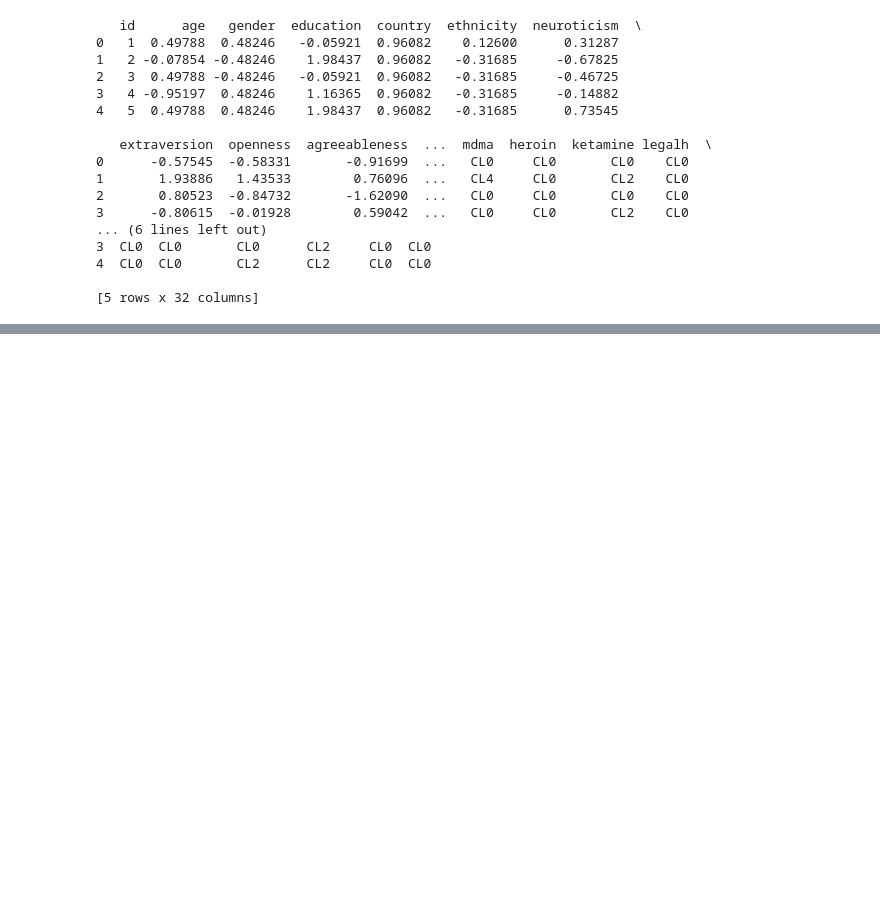
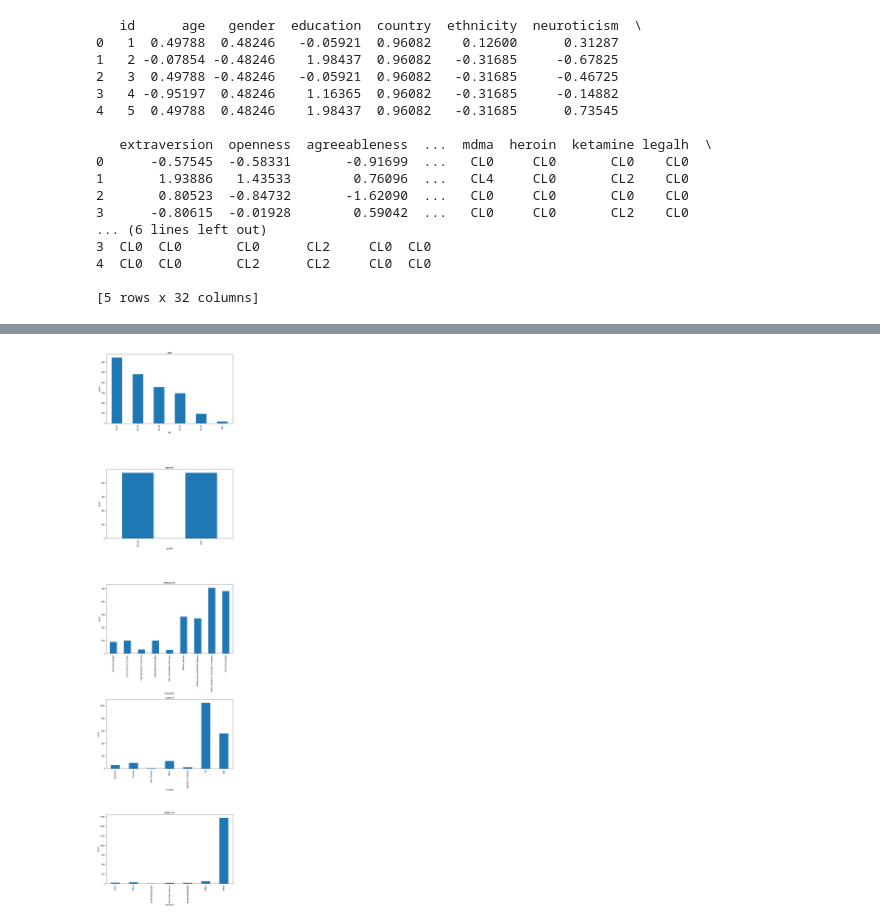
Before and after one commit to kambielawski/uciml_data_analysis, a Jupyter notebook: Drug_Consumption_Scratchpad.ipynb, the cells around one changed output, grey strips where cells are left out. Cells and saved outputs as stored; diff of their text form; code cells hidden in the pictures; blank space fills up the shorter version.

```diff
--- a/Drug_Consumption_Scratchpad.ipynb
+++ b/Drug_Consumption_Scratchpad.ipynb
@@ -181,7 +181,24 @@ conscientiousness_mapping = {
     -1.51840: 30,0.25953: 44,3.46436: 59,
     -1.38502: 31,0.41594: 45,
 }
+drug_use_mapping = {
+    'CL0': 'Never Used',
+    'CL1': 'Used over a Decade Ago',
+    'CL2': 'Used in Last Decade',
+    'CL3': 'Used in Last Year',
+    'CL4': 'Used in Last Month',
+    'CL5': 'Used in Last Week',
+    'CL6': 'Used in Last Day',
+}
+
+drugs = ['alcohol', 'amphet', 'amyl', 'benzos', 'caffeine', 'cannabis', 'chocolate',
+       'cocaine', 'crack', 'mdma', 'heroin', 'ketamine', 'legalh', 'lsd',
+       'meth', 'mushrooms', 'nicotine', 'semeron', 'vsa']
+
 labeled_data = raw_data.copy(deep=True)
+for d in drugs:
+    labeled_data[d] = raw_data[d].apply(lambda x: drug_use_mapping[x])
+labeled_data['age'] = raw_data['age'].apply(lambda x: age_mapping[x])
 labeled_data['gender'] = raw_data['gender'].apply(lambda x: gender_mapping[x])
 labeled_data['education'] = raw_data['education'].apply(lambda x: education_mapping[x])
 labeled_data['country'] = raw_data['country'].apply(lambda x: country_mapping[x])
@@ -227,0 +262,15 @@ print(labeled_data.head())
+# %%
+# *likely* Gaussian distributions, as expected
+# let's just take a look at the demographic data so we're familiar with the dataset
+demo_fig, demo_axs = plt.subplots(5, 1, figsize=(10, 40))
+for i, d in enumerate(demographics):
+    demographic_counts[d].sort_index().plot(
+        kind='bar',
+        ax=demo_axs[i],
+        title=d,
+        xlabel=d,
+        ylabel='count',
+    )
+demo_fig.tight_layout()
+# %% [output]
+[figure, added]
```
Also changed, not shown: parts of 10 cells of this notebook, 2 other files.
